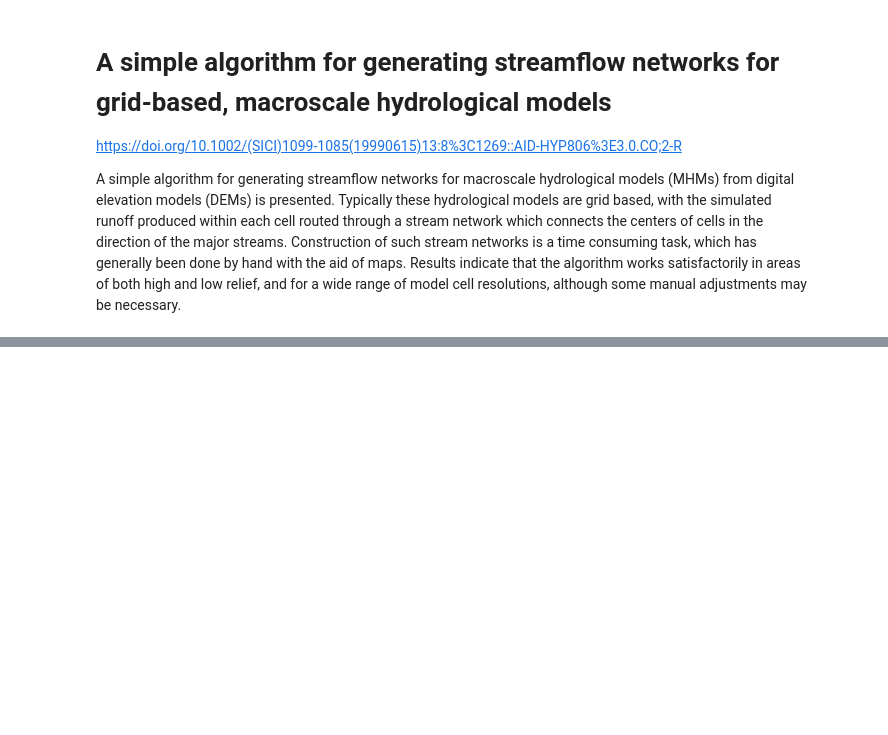
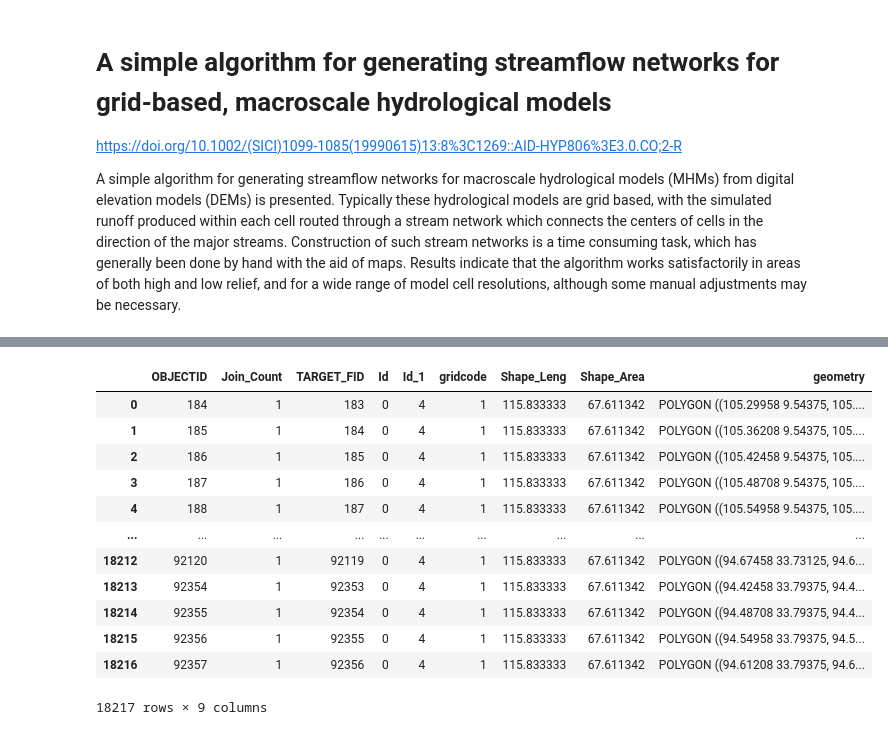
Before and after one commit to UW-ESS-DS/pritam-repo, a Jupyter notebook: flow_direction/notebooks/barts_algorithm.ipynb, the cells around one changed output, grey strips where cells are left out. Saved outputs shown, nothing was run; the diff lists cells and outputs as text; code cells hidden in the pictures; blank space fills up the shorter version.

```diff
--- a/flow_direction/notebooks/barts_algorithm.ipynb
+++ b/flow_direction/notebooks/barts_algorithm.ipynb
@@ -125,0 +310,16 @@ df.groupby('clean_exit').count()
+# %%
+gdf
+# %% [output]
+|  | OBJECTID | Join_Count | TARGET_FID | Id | Id_1 | gridcode | Shape_Leng | Shape_Area | geometry |
+| 0 | 184 | 1 | 183 | 0 | 4 | 1 | 115.833333 | 67.611342 | POLYGON ((105.29958 9.54375, 105.... |
+| 1 | 185 | 1 | 184 | 0 | 4 | 1 | 115.833333 | 67.611342 | POLYGON ((105.36208 9.54375, 105.... |
+| 2 | 186 | 1 | 185 | 0 | 4 | 1 | 115.833333 | 67.611342 | POLYGON ((105.42458 9.54375, 105.... |
+| 3 | 187 | 1 | 186 | 0 | 4 | 1 | 115.833333 | 67.611342 | POLYGON ((105.48708 9.54375, 105.... |
+| 4 | 188 | 1 | 187 | 0 | 4 | 1 | 115.833333 | 67.611342 | POLYGON ((105.54958 9.54375, 105.... |
+| ... | ... | ... | ... | ... | ... | ... | ... | ... | ... |
+| 18212 | 92120 | 1 | 92119 | 0 | 4 | 1 | 115.833333 | 67.611342 | POLYGON ((94.67458 33.73125, 94.6... |
+| 18213 | 92354 | 1 | 92353 | 0 | 4 | 1 | 115.833333 | 67.611342 | POLYGON ((94.42458 33.79375, 94.4... |
+| 18214 | 92355 | 1 | 92354 | 0 | 4 | 1 | 115.833333 | 67.611342 | POLYGON ((94.48708 33.79375, 94.4... |
+| 18215 | 92356 | 1 | 92355 | 0 | 4 | 1 | 115.833333 | 67.611342 | POLYGON ((94.54958 33.79375, 94.5... |
+| 18216 | 92357 | 1 | 92356 | 0 | 4 | 1 | 115.833333 | 67.611342 | POLYGON ((94.61208 33.79375, 94.6... |
+18217 rows × 9 columns
```
Also changed, not shown: parts of 12 cells of this notebook.
